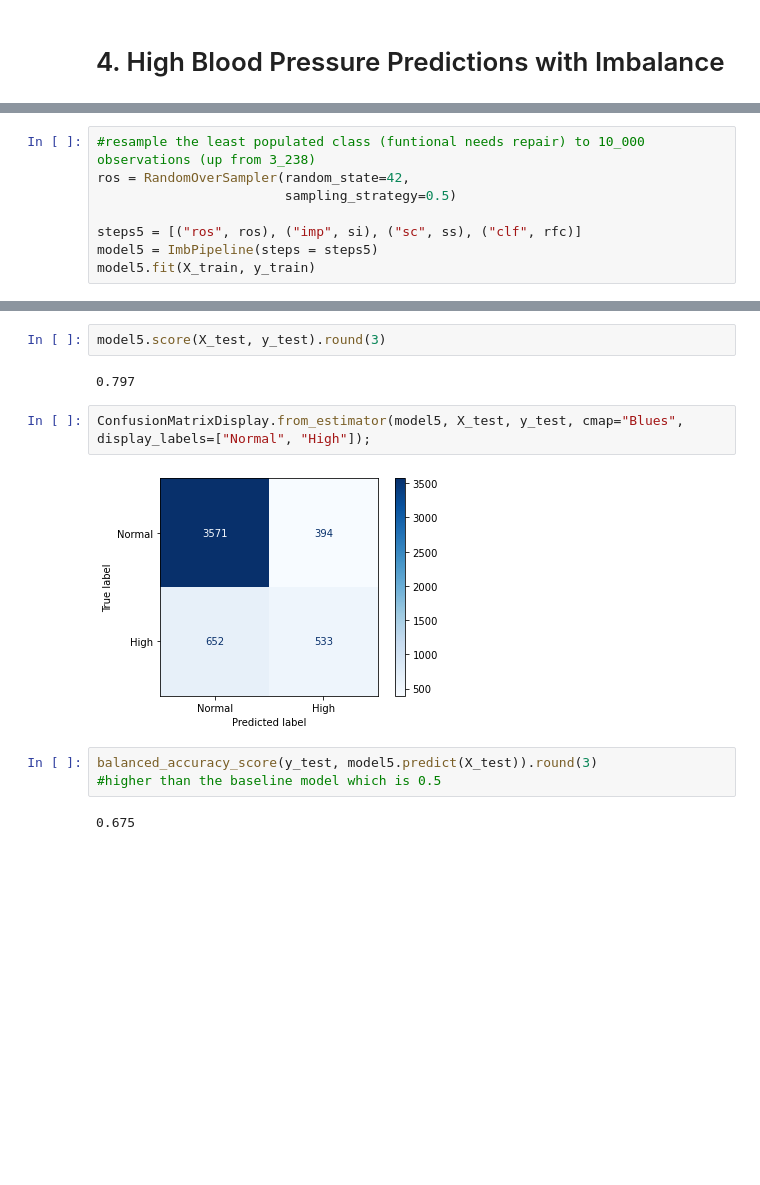
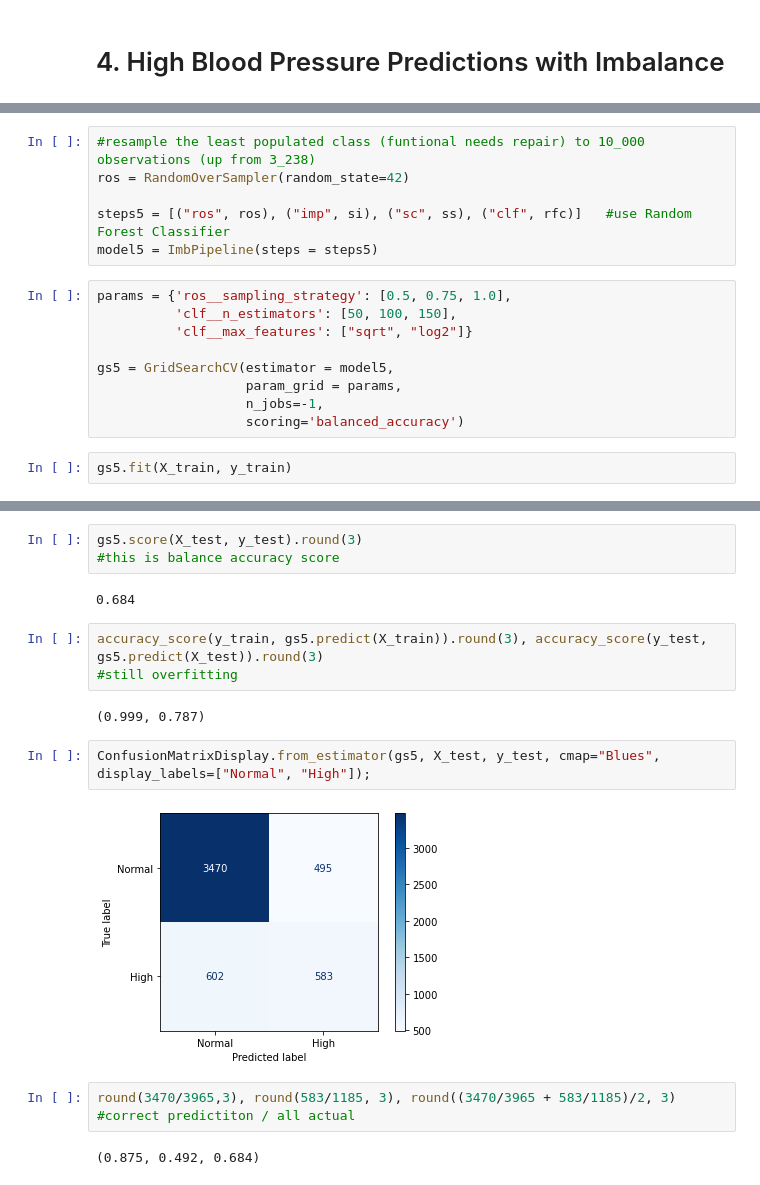
Before and after one commit to CodyCan/High-Blood-Pressure-Analysis, a Jupyter notebook: code/01_All_in_One.ipynb, the cells around one changed output, grey strips where cells are left out. Saved outputs shown, nothing was run; the diff lists cells and outputs as text; blank space fills up the shorter version.

Commit message:
reduce overfit random forest improve balance acc

```diff
--- a/code/01_EDA_Cleaning.ipynb
+++ b/code/01_All_in_One.ipynb
@@ -558,8 +548,0 @@ from imblearn.pipeline import Pipeline as ImbPipeline
-# %%
-#resample the least populated class (funtional needs repair) to 10_000 observations (up from 3_238)
-ros = RandomOverSampler(random_state=42,
-                        sampling_strategy=0.5)
-
-steps5 = [("ros", ros), ("imp", si), ("sc", ss), ("clf", rfc)]
-model5 = ImbPipeline(steps = steps5)
-model5.fit(X_train, y_train)
@@ -570,0 +551,17 @@ Pipeline(steps=[('ros',
+# %%
+#resample the least populated class (funtional needs repair) to 10_000 observations (up from 3_238)
+ros = RandomOverSampler(random_state=42)
+
+steps5 = [("ros", ros), ("imp", si), ("sc", ss), ("clf", rfc)]   #use Random Forest Classifier
+model5 = ImbPipeline(steps = steps5)
+# %%
+params = {'ros__sampling_strategy': [0.5, 0.75, 1.0],
+          'clf__n_estimators': [50, 100, 150],
+          'clf__max_features': ["sqrt", "log2"]}
+
+gs5 = GridSearchCV(estimator = model5,
+                   param_grid = params,
+                   n_jobs=-1,
+                   scoring='balanced_accuracy')
+# %%
+gs5.fit(X_train, y_train)
@@ -571,13 +588,18 @@ Pipeline(steps=[('ros',
 # %%
-model5.score(X_test, y_test).round(3)
+gs5.score(X_test, y_test).round(3)
+#this is balance accuracy score
 # %% [output]
-0.797
+0.684
+# %%
+accuracy_score(y_train, gs5.predict(X_train)).round(3), accuracy_score(y_test, gs5.predict(X_test)).round(3)
+#still overfitting
+# %% [output]
+(0.999, 0.787)
 # %%
-ConfusionMatrixDisplay.from_estimator(model5, X_test, y_test, cmap="Blues", display_labels=["Normal", "High"]);
+ConfusionMatrixDisplay.from_estimator(gs5, X_test, y_test, cmap="Blues", display_labels=["Normal", "High"]);
 # %% [output]
-[figure, old version]
+[figure, new version]
-# %%
-balanced_accuracy_score(y_test, model5.predict(X_test)).round(3)
-#higher than the baseline model which is 0.5
-# %% [output]
-0.675
+# %%
+round(3470/3965,3), round(583/1185, 3), round((3470/3965 + 583/1185)/2, 3) #correct predictiton / all actual
+# %% [output]
+(0.875, 0.492, 0.684)
```
Also changed, not shown: parts of 28 cells of this notebook.
